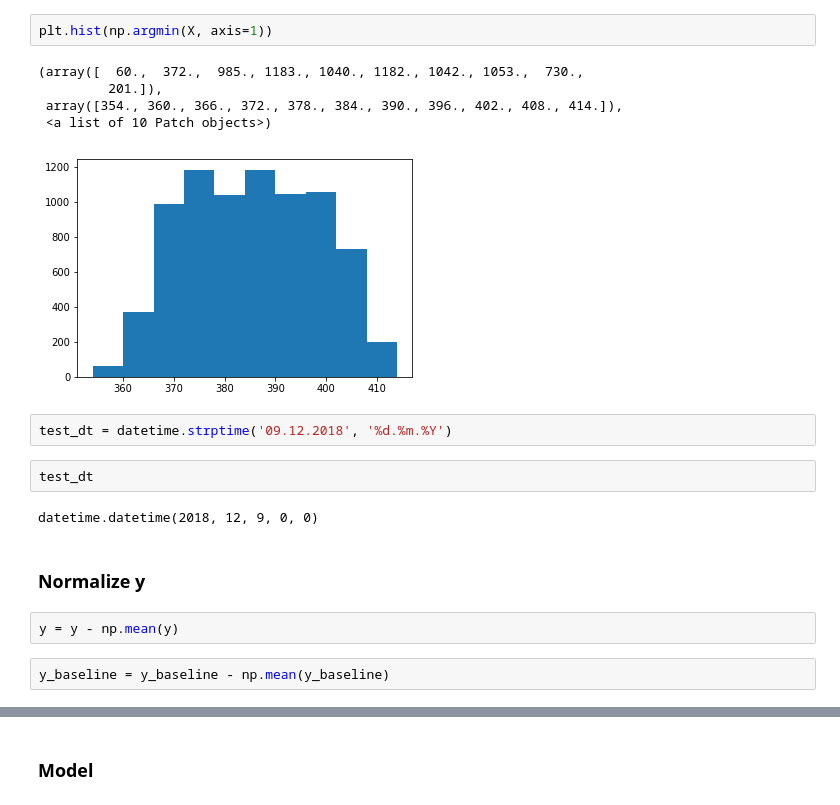
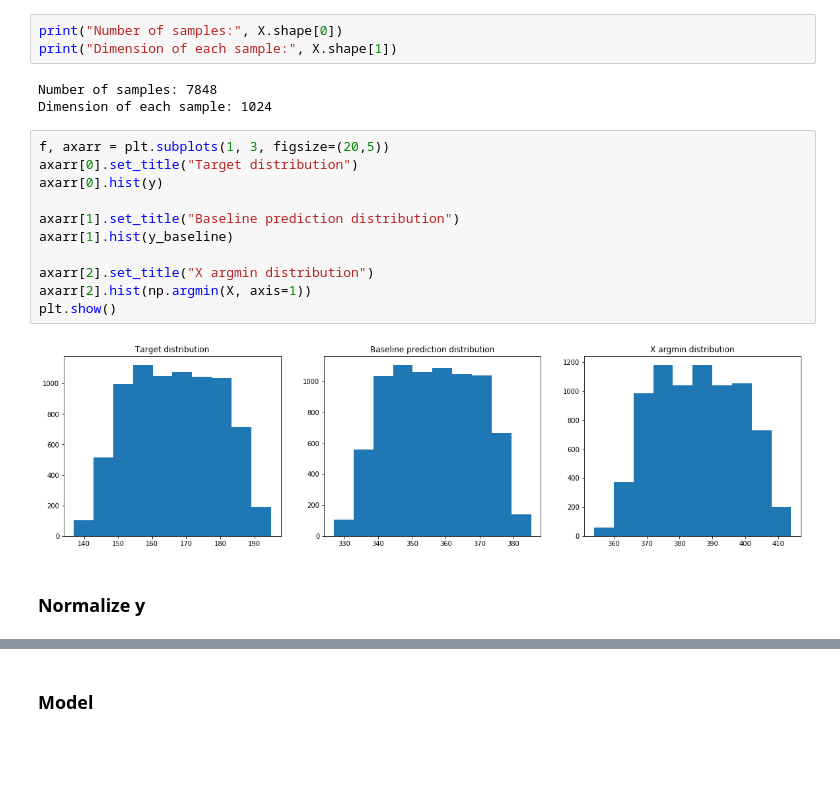
Before and after one commit to whiteRa2bit/cern_summer_project, a Jupyter notebook: problem1/experiments.ipynb, the cells around one changed output, grey strips where cells are left out. Drawn from its saved outputs; the diff is of its cells as text; blank space fills up the shorter version.

```diff
--- a/problem1/experiments.ipynb
+++ b/problem1/experiments.ipynb
@@ -46,20 +15,21 @@ plt.hist(np.argmin(X, axis=1) - y)
-# %%
-plt.hist(np.argmin(X, axis=1))
-# %% [output]
-(array([  60.,  372.,  985., 1183., 1040., 1182., 1042., 1053.,  730.,
-         201.]),
- array([354., 360., 366., 372., 378., 384., 390., 396., 402., 408., 414.]),
- <a list of 10 Patch objects>)
-[figure, removed]
-# %%
-test_dt = datetime.strptime('09.12.2018', '%d.%m.%Y')
-# %%
-test_dt
-# %% [output]
-datetime.datetime(2018, 12, 9, 0, 0)
+# %%
+print("Number of samples:", X.shape[0])
+print("Dimension of each sample:", X.shape[1])
+# %% [output]
+Number of samples: 7848
+Dimension of each sample: 1024
+# %%
+f, axarr = plt.subplots(1, 3, figsize=(20,5))
+axarr[0].set_title("Target distribution")
+axarr[0].hist(y)
+
+axarr[1].set_title("Baseline prediction distribution")
+axarr[1].hist(y_baseline)
+
+axarr[2].set_title("X argmin distribution")
+axarr[2].hist(np.argmin(X, axis=1))
+plt.show()
+# %% [output]
+[figure, added]
 # %% [markdown]
 ### Normalize y
-# %%
-y = y - np.mean(y)
-# %%
-y_baseline = y_baseline - np.mean(y_baseline)
```
Also changed, not shown: parts of 106 cells of this notebook, 2 other files.
